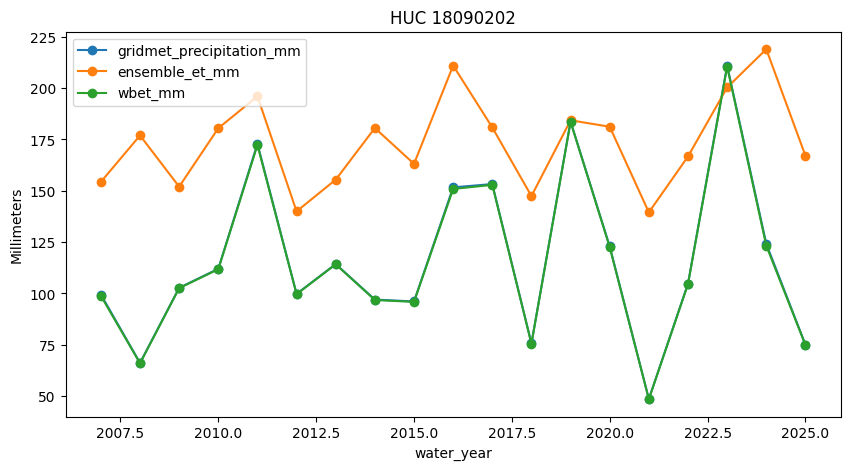
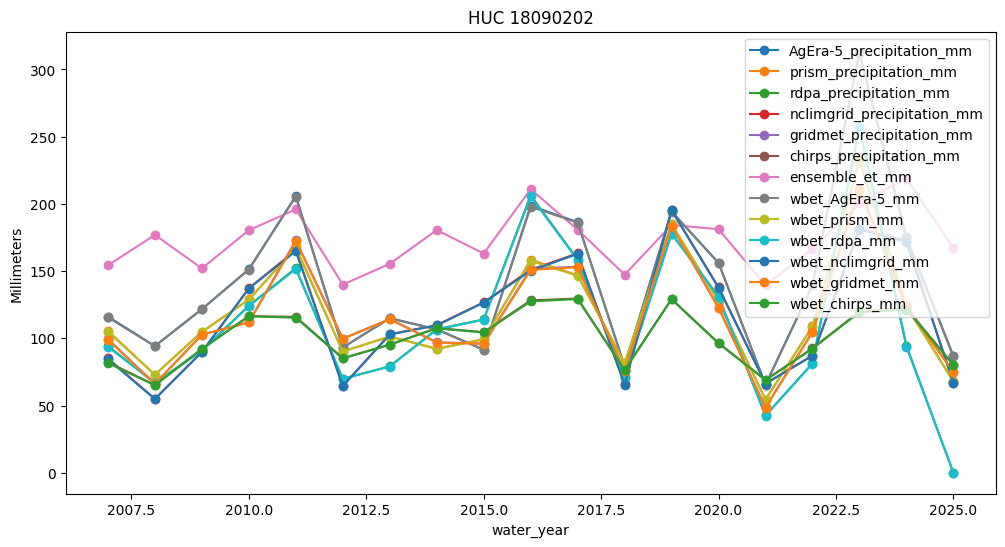
The notebook cell's code change between the first figure and the second:
--- before
+++ after
@@ -6,5 +6,8 @@
 
 for current_huc8id, combined_df in huc8_data.items():
-    precip_column = f"{precip}_precipitation_mm"
+    precip_columns = [f"{product}_precipitation_mm" for product in precip_products]
+
+    wbet_columns = [f"wbet_{product}_mm" for product in precip_products]
+
     et_column = f"{et_model}_et_mm"
 
@@ -20,5 +23,5 @@
             "huc8",
             "area_acres",
-            precip_column,
+            *precip_columns,
             et_column,
             "sum_daily_mean_cfs",
@@ -47,35 +50,41 @@
 
     # Calculate monthly Water Balance ET (Precipitation - Streamflow Depth (in mm))
-    df_all["wbet_mm"] = df_all[precip_column] - df_all["q_mm"]
+    for product in precip_products:
+      precip_column = f"{product}_precipitation_mm"
+      wbet_column = f"wbet_{product}_mm"
+
+      df_all[wbet_column] = (
+          df_all[precip_column] - df_all["q_mm"]
+      )
 
 
     # Select and order the required final monthly columns
     df_all = df_all.reset_index()[
-        [
-            "date",
-            "water_year",
-            "huc8",
-            "area_acres",
-            precip_column,
-            et_column,
-            "q_mm",
-            "wbet_mm",
-        ]
+    [
+        "date",
+        "water_year",
+        "huc8",
+        "area_acres",
+        *precip_columns,
+        et_column,
+        "q_mm",
+        *wbet_columns,
     ]
+]
 
     # Aggregate measurement columns by water year
     wy_summary = (
-        df_all[
-            [
-                "water_year",
-                precip_column,
-                et_column,
-                "q_mm",
-                "wbet_mm",
-            ]
+    df_all[
+        [
+            "water_year",
+            *precip_columns,
+            et_column,
+            "q_mm",
+            *wbet_columns,
         ]
-        .groupby("water_year")
-        .sum()
-    )
+    ]
+    .groupby("water_year")
+    .sum()
+)
 
     # Save the completed dfs for CSV output
@@ -86,6 +95,14 @@
 
     # Plot precipitation, observed ET, and calculated WBET for this HUC8
-    ax = wy_summary[[precip_column, et_column, "wbet_mm"]].plot(
-        kind="line", marker="o", figsize=(10, 5)
+    plot_columns = (
+    precip_columns
+    + [et_column]
+    + wbet_columns
+    )
+
+    ax = wy_summary[plot_columns].plot(
+        kind="line",
+        marker="o",
+        figsize=(12, 6),
     )
     ax.set_title(f"HUC {current_huc8id}")

Commit: Added all precip products to script, two combined output files containing all precip products